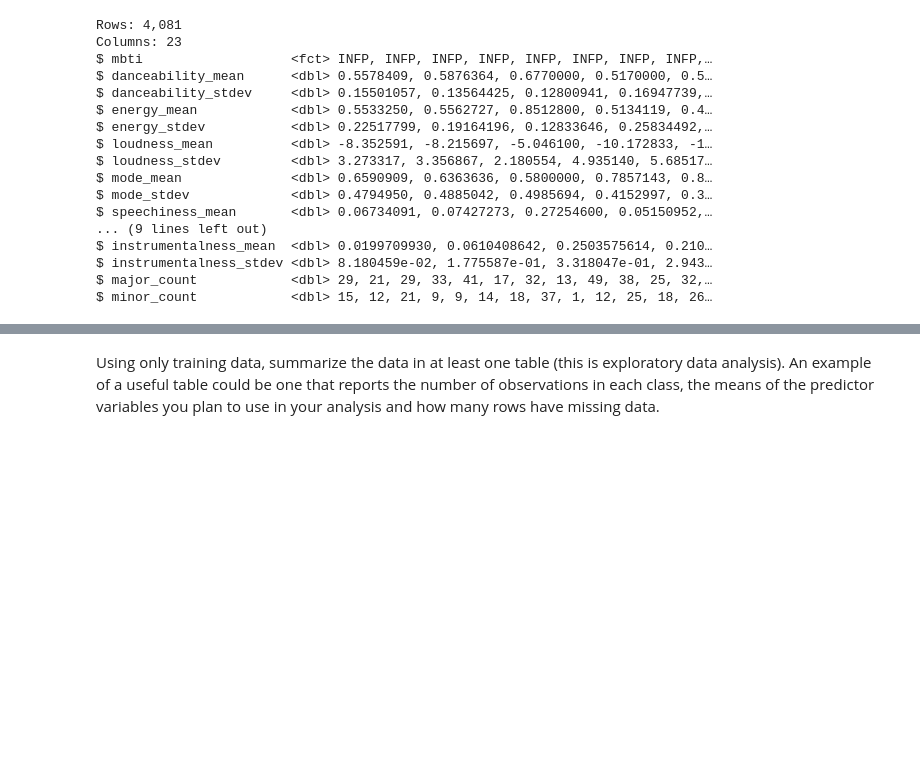
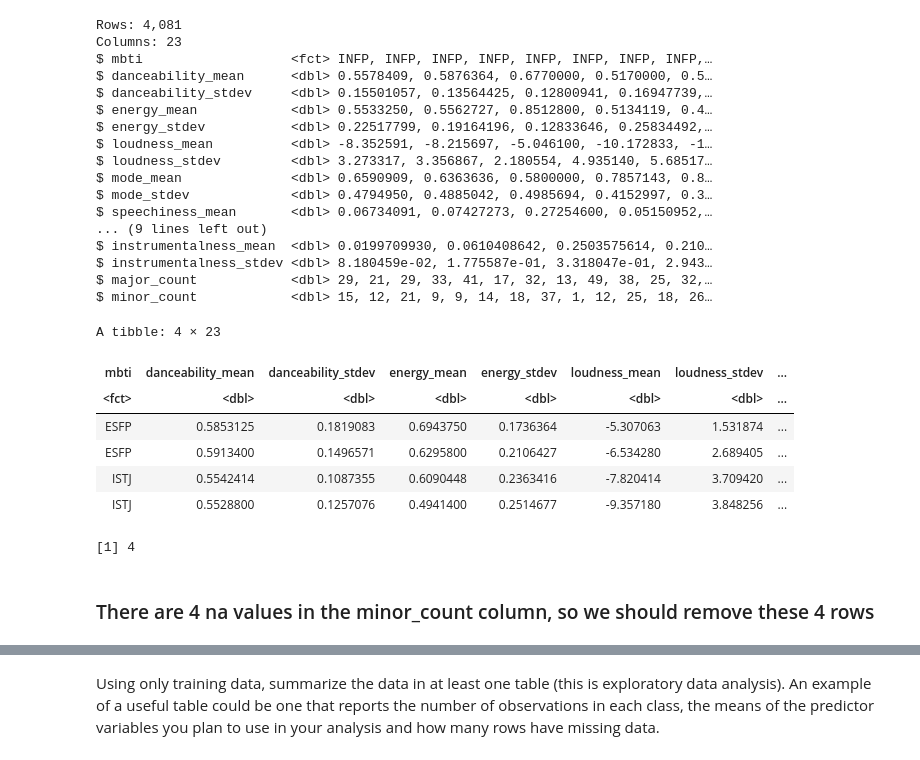
Before and after one commit to ccliang4/dsci-100-2022w1-sec-005-group-28, a Jupyter notebook: Group Project Proposal.ipynb, the cells around one changed output, grey strips where cells are left out. Saved outputs shown, nothing was run; the diff lists cells and outputs as text; code cells hidden in the pictures; blank space fills up the shorter version.

```diff
--- a/Group Project Proposal.ipynb
+++ b/Group Project Proposal.ipynb
@@ -103,3 +103,19 @@ $ instrumentalness_mean  <dbl> 0.0199709930, 0.0610408642, 0.2503575614, 0.210
 $ instrumentalness_stdev <dbl> 8.180459e-02, 1.775587e-01, 3.318047e-01, 2.943…
 $ major_count            <dbl> 29, 21, 29, 33, 41, 17, 32, 13, 49, 38, 25, 32,…
 $ minor_count            <dbl> 15, 12, 21, 9, 9, 14, 18, 37, 1, 12, 25, 18, 26…
+# %%
+# report how many rows have missing data
+na_rows <- spotify_mbti_cleaned[!complete.cases(spotify_mbti_cleaned), ]
+na_rows
+nrow(na_rows)
+# %% [output]
+A tibble: 4 × 23
+| mbti | danceability_mean | danceability_stdev | energy_mean | energy_stdev | loudness_mean | loudness_stdev | ... |
+| <fct> | <dbl> | <dbl> | <dbl> | <dbl> | <dbl> | <dbl> | ... |
+| ESFP | 0.5853125 | 0.1819083 | 0.6943750 | 0.1736364 | -5.307063 | 1.531874 | ... |
+| ESFP | 0.5913400 | 0.1496571 | 0.6295800 | 0.2106427 | -6.534280 | 2.689405 | ... |
+| ISTJ | 0.5542414 | 0.1087355 | 0.6090448 | 0.2363416 | -7.820414 | 3.709420 | ... |
+| ISTJ | 0.5528800 | 0.1257076 | 0.4941400 | 0.2514677 | -9.357180 | 3.848256 | ... |
+[1] 4
+# %% [markdown]
+ ### There are 4 na values in the minor_count column, so we should remove these 4 rows
```
Also changed, not shown: parts of 10 cells of this notebook.
